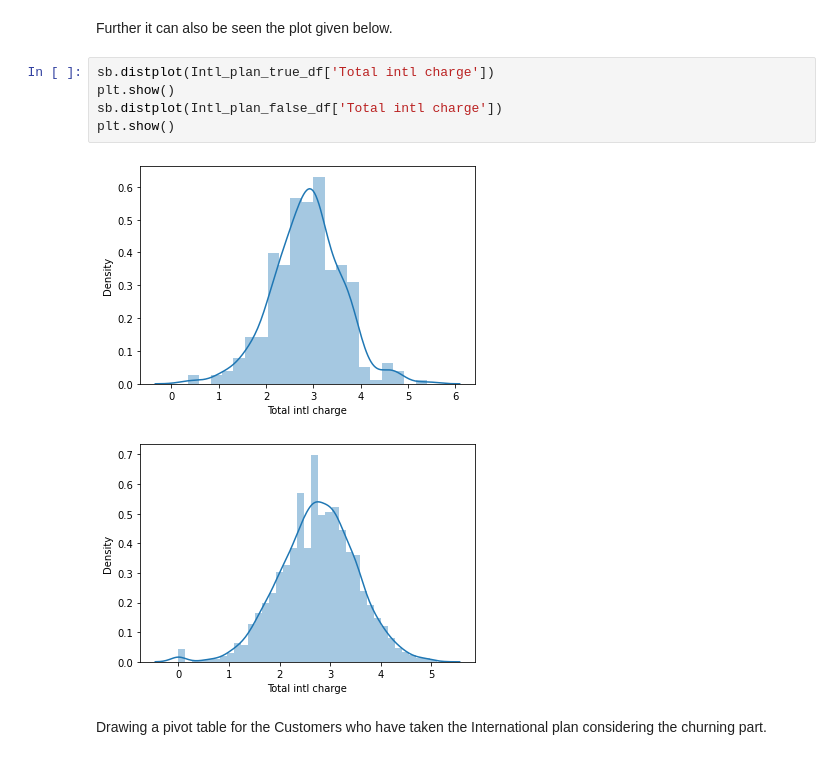
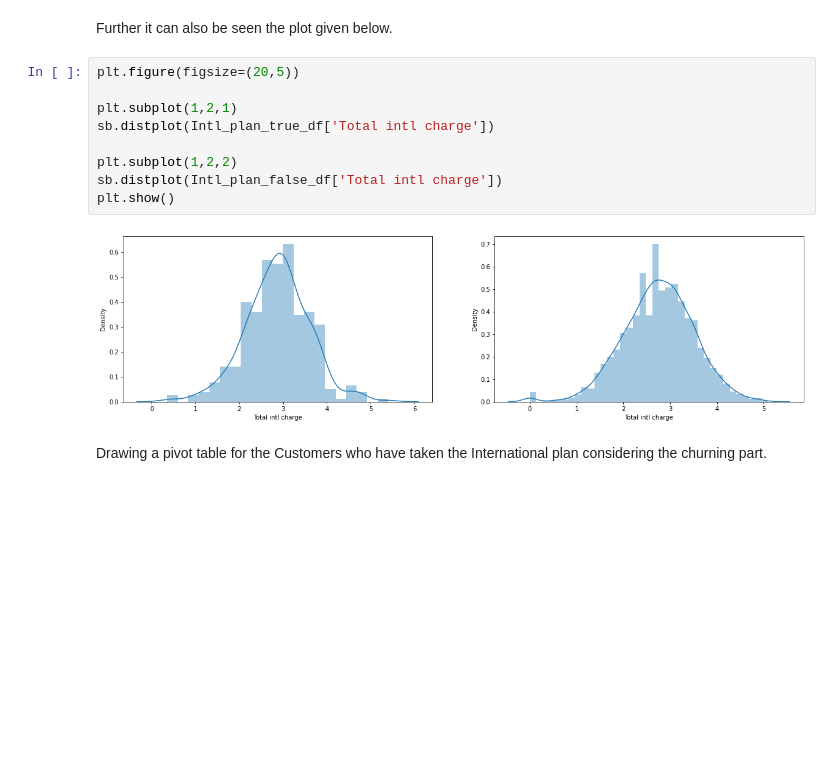
Before and after one commit to ankitbittu/Telecom-Churn-Analysis, a Jupyter notebook: Copy_of_Telecom_Churn_Analysis_Capstone_Project.ipynb, the cells around one changed output. Saved outputs shown, nothing was run; the diff lists cells and outputs as text; blank space fills up the shorter version.

```diff
--- a/Copy_of_Telecom_Churn_Analysis_Capstone_Project.ipynb
+++ b/Copy_of_Telecom_Churn_Analysis_Capstone_Project.ipynb
@@ -221,13 +223,16 @@ From the above two tables, it is clearly visible that customers having the Inter
 # %% [markdown]
 Further it can also be seen the plot given below.
 # %%
+plt.figure(figsize=(20,5))
+
+plt.subplot(1,2,1)
 sb.distplot(Intl_plan_true_df['Total intl charge'])
-plt.show()
+
+plt.subplot(1,2,2)
 sb.distplot(Intl_plan_false_df['Total intl charge'])
 plt.show()
 # %% [output]
-[figure, old version]
+[figure, new version]
-[figure, removed]
 # %% [markdown]
 Drawing a pivot table for the Customers who have taken the International plan considering the churning part.
 # %%
```
Also changed, not shown: parts of 13 cells of this notebook.
